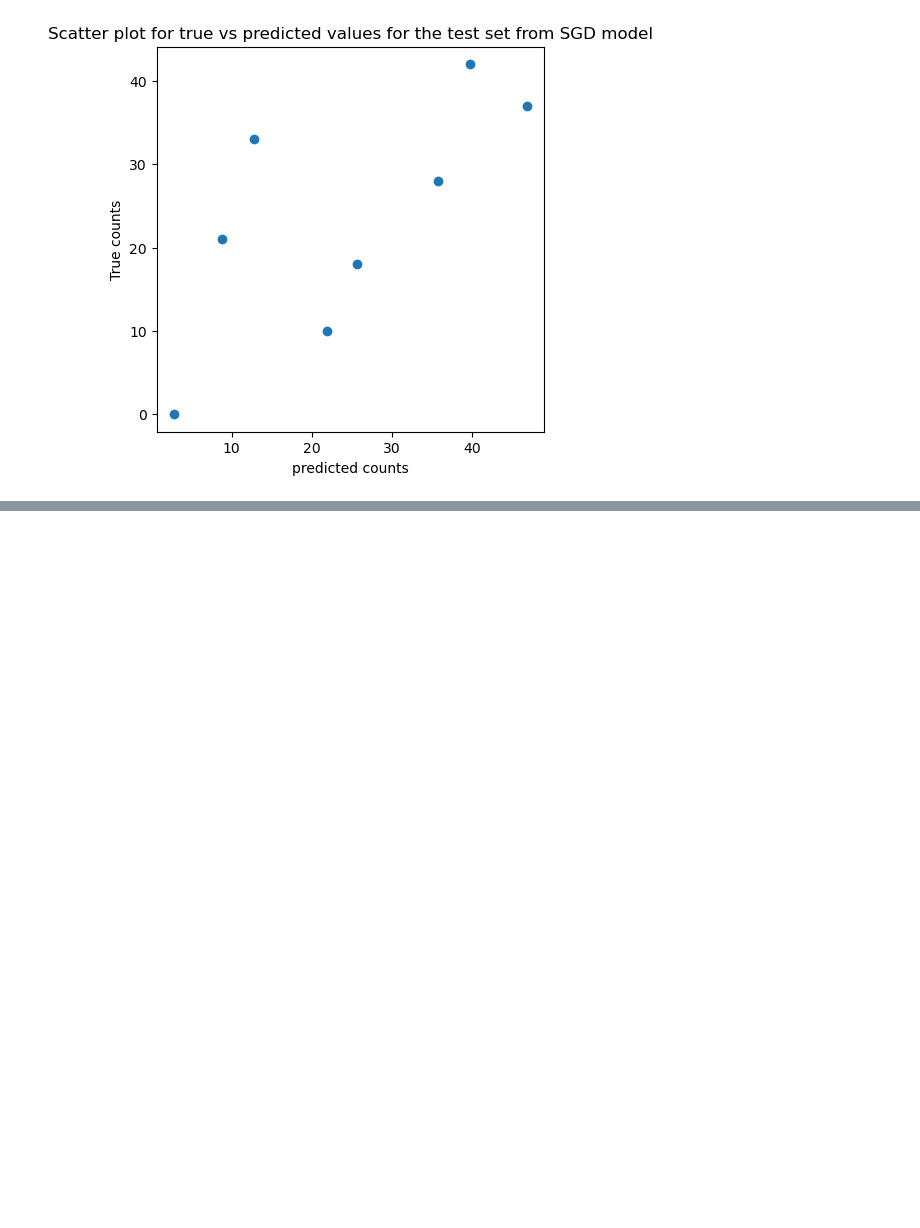
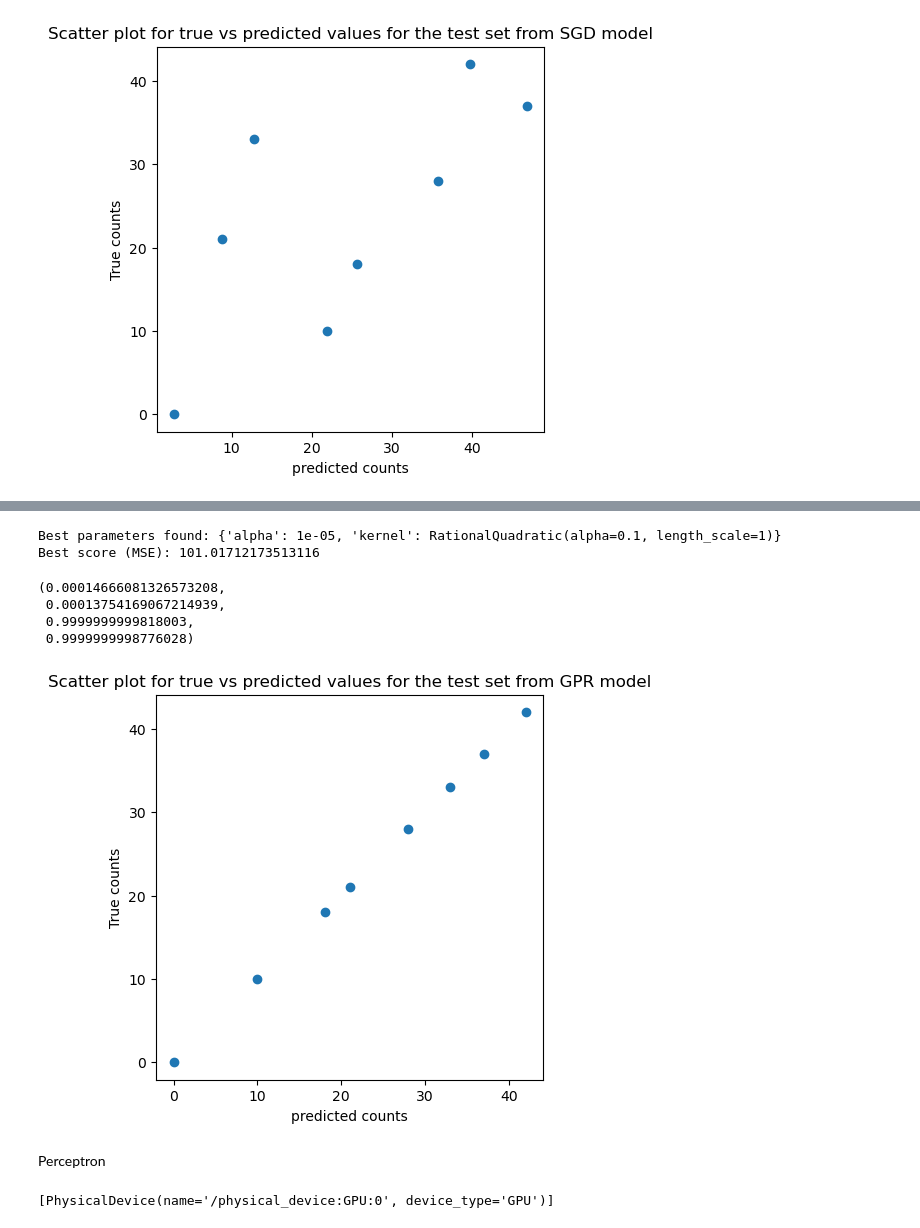
Before and after one commit to Gayara-Fernando/TN_mc_dropout, a Jupyter notebook: Train_calibration_model.ipynb, the cells around one changed output, grey strips where cells are left out. Drawn from its saved outputs; the diff is of its cells as text; code cells hidden in the pictures; blank space fills up the shorter version.

```diff
--- a/Train_calibration_model.ipynb
+++ b/Train_calibration_model.ipynb
@@ -345,0 +409,18 @@ plt.show()
+# %%
+GPR_model = GaussianProcessRegressor()
+
+# Define the parameter grid
+GPR_param_grid = {
+    'alpha': [1e-10, 1e-5, 1e-2],  # Noise level added to the diagonal of the kernel matrix
+    'kernel': [RBF(length_scale=1.0),          # Radial-basis function (RBF) kernel
+               Matern(length_scale=1.0, nu=1.5), # Matern kernel with nu=1.5
+               RationalQuadratic(length_scale=1.0, alpha=0.1), # Rational Quadratic kernel
+               ExpSineSquared(length_scale=1.0, periodicity=3.0)] # Exponential Sine Squared kernel
+}
+# %%
+
+# Set up the GridSearchCV
+GPR_grid_search = GridSearchCV(estimator=GPR_model, param_grid=GPR_param_grid, cv=ps, scoring='neg_mean_squared_error', n_jobs=-1, verbose=2)
+# %%
+# Fit the grid search to the data
+GPR_grid_search.fit(X_full, y_full)
@@ -345,0 +438,35 @@ plt.show()
+# %%
+# Print the best parameters and best score
+print(f"Best parameters found: {GPR_grid_search.best_params_}")
+print(f"Best score (MSE): {-GPR_grid_search.best_score_}")
+# %% [output]
+Best parameters found: {'alpha': 1e-05, 'kernel': RationalQuadratic(alpha=0.1, length_scale=1)}
+Best score (MSE): 101.01712173513116
+# %%
+# Evaluate the best model on the test set
+best_model_GPR = GPR_grid_search.best_estimator_
+y_pred_GPR = best_model_GPR.predict(X_test)
+test_rmse_GPR = np.sqrt(mean_squared_error(y_test, y_pred_GPR))
+test_mae_GPR = mean_absolute_error(y_test,y_pred_GPR)
+test_corr_GPR = pearsonr(y_test, y_pred_GPR)[0]
+test_r2_GPR = r2_score(y_test, y_pred_GPR)
+# %%
+test_rmse_GPR, test_mae_GPR, test_corr_GPR, test_r2_GPR
+# %% [output]
+(0.00014666081326573208,
+ 0.00013754169067214939,
+ 0.9999999999818003,
+ 0.9999999998776028)
+# %%
+# plot the data test predicted and true values
+
+plt.figure(figsize = (5,5))
+plt.scatter( y_pred_GPR, y_test)
+plt.title("Scatter plot for true vs predicted values for the test set from GPR model")
+plt.xlabel("predicted counts")
+plt.ylabel("True counts")
+plt.show()
+# %% [output]
+[figure, added]
+# %% [markdown]
+Perceptron
@@ -345,0 +475,4 @@ plt.show()
+# %%
+tf.config.list_physical_devices("GPU")
+# %% [output]
+[PhysicalDevice(name='/physical_device:GPU:0', device_type='GPU')]
```
Also changed, not shown: parts of 32 cells of this notebook.
